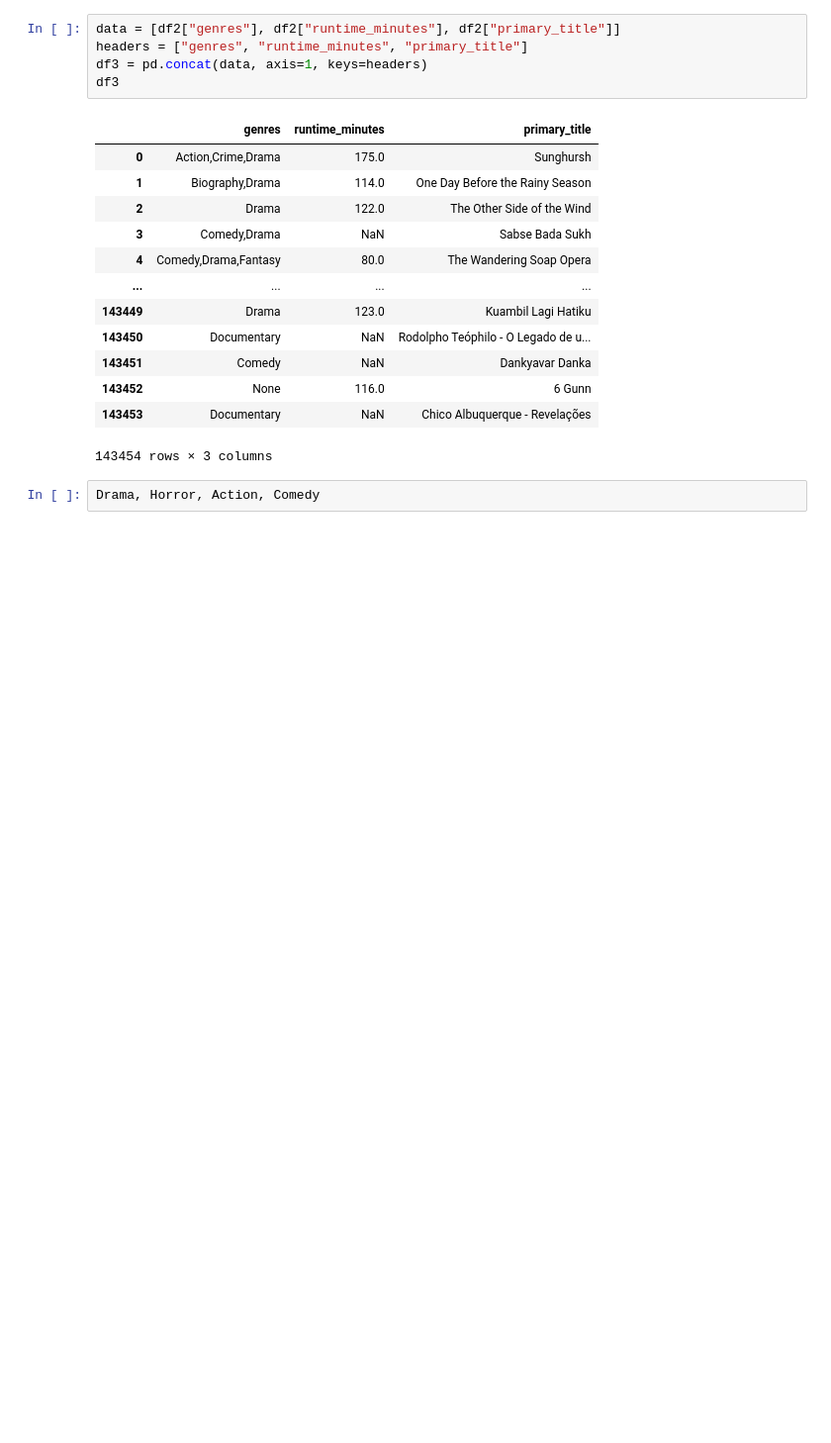
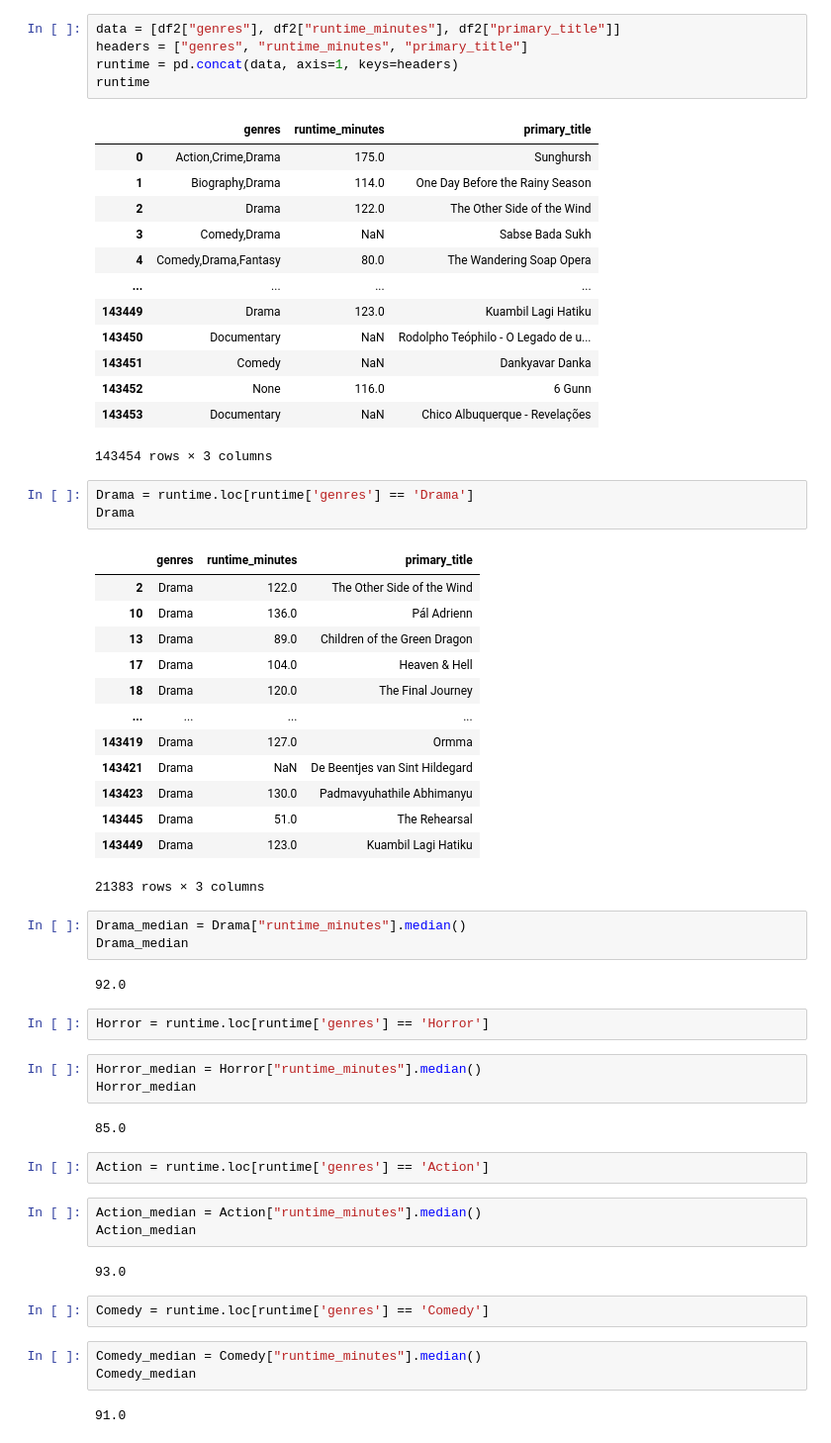
Before and after one commit to kjkahalley/optimal-film-analysis, a Jupyter notebook: first-notebook.ipynb, the cells around one changed output. Shown at 99% size. Drawn from its saved outputs; the diff is of its cells as text; blank space fills up the shorter version.

```diff
--- a/first-notebook.ipynb
+++ b/first-notebook.ipynb
@@ -104,8 +104,8 @@ df2.sort_values(by=['runtime_minutes'])
 # %%
 data = [df2["genres"], df2["runtime_minutes"], df2["primary_title"]]
 headers = ["genres", "runtime_minutes", "primary_title"]
-df3 = pd.concat(data, axis=1, keys=headers)
-df3
+runtime = pd.concat(data, axis=1, keys=headers)
+runtime
 # %% [output]
 |  | genres | runtime_minutes | primary_title |
 | 0 | Action,Crime,Drama | 175.0 | Sunghursh |
@@ -120,5 +120,46 @@ df3
 | 143452 | None | 116.0 | 6 Gunn |
 | 143453 | Documentary | NaN | Chico Albuquerque - Revelações |
 143454 rows × 3 columns
-# %%
-Drama, Horror, Action, Comedy
+# %%
+Drama = runtime.loc[runtime['genres'] == 'Drama']
+Drama
+# %% [output]
+|  | genres | runtime_minutes | primary_title |
+| 2 | Drama | 122.0 | The Other Side of the Wind |
+| 10 | Drama | 136.0 | Pál Adrienn |
+| 13 | Drama | 89.0 | Children of the Green Dragon |
+| 17 | Drama | 104.0 | Heaven & Hell |
+| 18 | Drama | 120.0 | The Final Journey |
+| ... | ... | ... | ... |
+| 143419 | Drama | 127.0 | Ormma |
+| 143421 | Drama | NaN | De Beentjes van Sint Hildegard |
+| 143423 | Drama | 130.0 | Padmavyuhathile Abhimanyu |
+| 143445 | Drama | 51.0 | The Rehearsal |
+| 143449 | Drama | 123.0 | Kuambil Lagi Hatiku |
+21383 rows × 3 columns
+# %%
+Drama_median = Drama["runtime_minutes"].median()
+Drama_median
+# %% [output]
+92.0
+# %%
+Horror = runtime.loc[runtime['genres'] == 'Horror']
+# %%
+Horror_median = Horror["runtime_minutes"].median()
+Horror_median
+# %% [output]
+85.0
+# %%
+Action = runtime.loc[runtime['genres'] == 'Action']
+# %%
+Action_median = Action["runtime_minutes"].median()
+Action_median
+# %% [output]
+93.0
+# %%
+Comedy = runtime.loc[runtime['genres'] == 'Comedy']
+# %%
+Comedy_median = Comedy["runtime_minutes"].median()
+Comedy_median
+# %% [output]
+91.0
```
Also changed, not shown: parts of 1 cell of this notebook.
